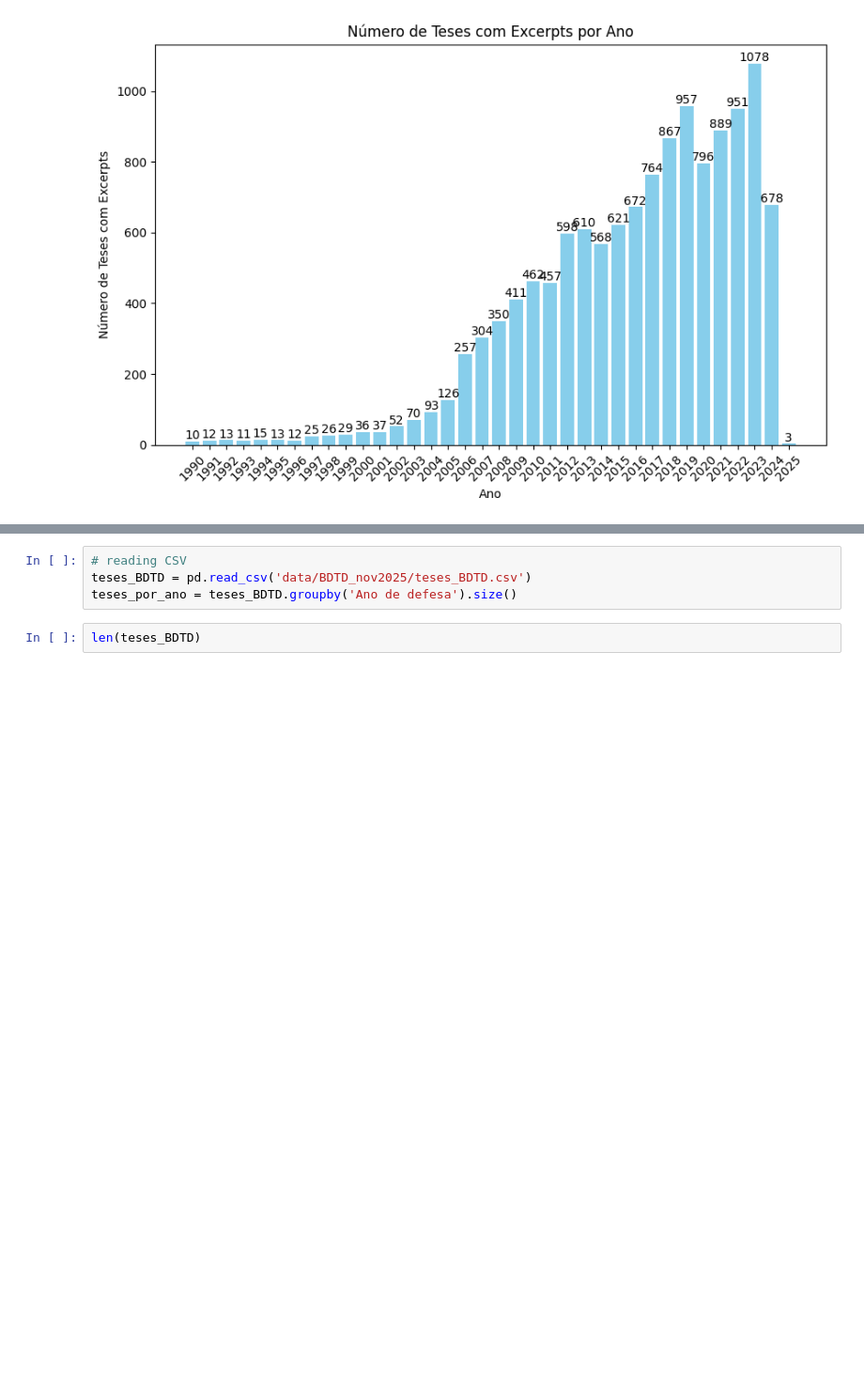
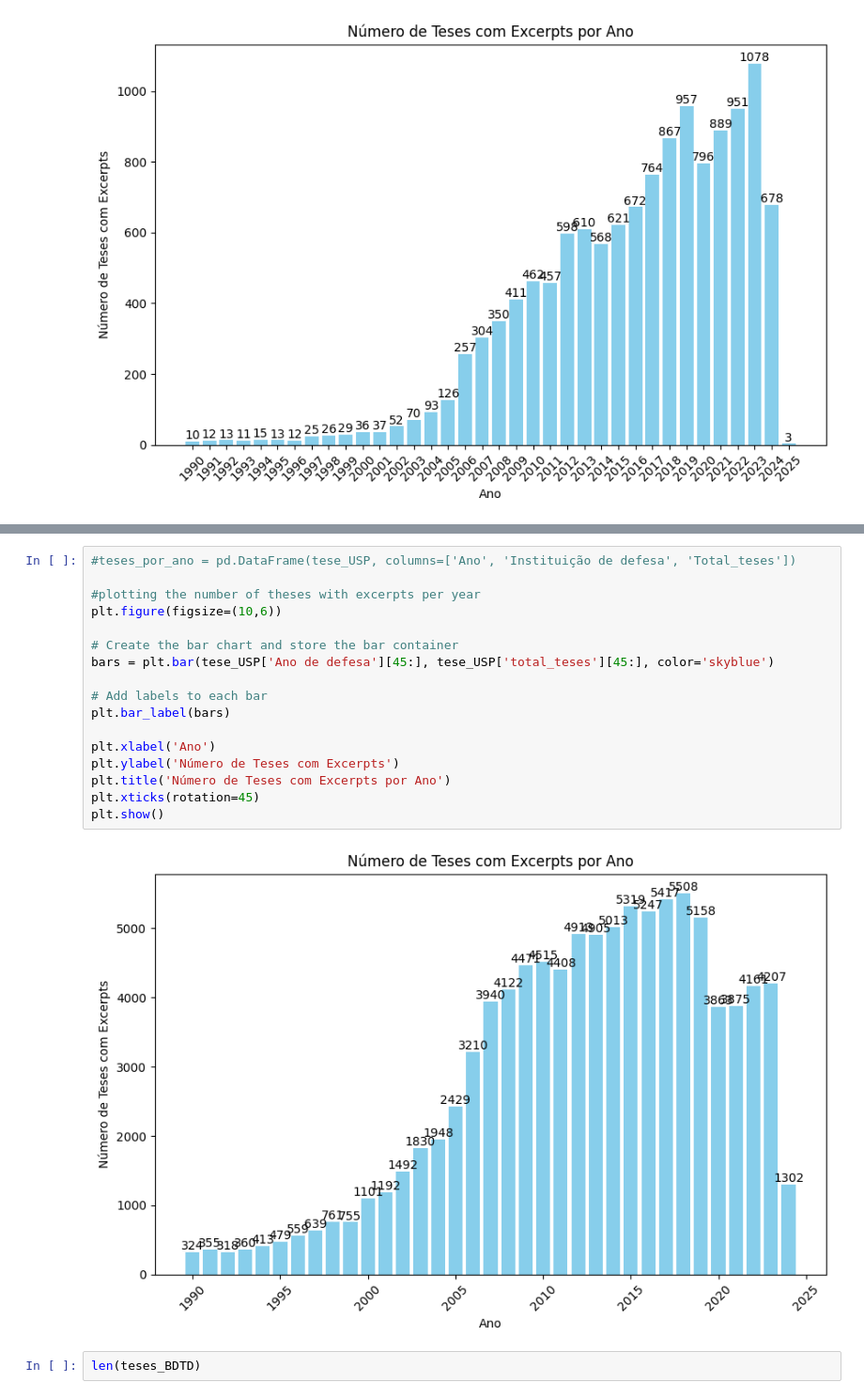
Before and after one commit to fabiocorreacordeiro/Indigenous-Slavery-KG, a Jupyter notebook: EDA.ipynb, the cells around one changed output, grey strips where cells are left out. Shown at 94% size. Drawn from its saved outputs; the diff is of its cells as text; blank space fills up the shorter version.

```diff
--- a/EDA.ipynb
+++ b/EDA.ipynb
@@ -204,7 +243,22 @@ teses_por_ano
 # %%
-# reading CSV
-teses_BDTD = pd.read_csv('data/BDTD_nov2025/teses_BDTD.csv')
-teses_por_ano = teses_BDTD.groupby('Ano de defesa').size()
+#teses_por_ano = pd.DataFrame(tese_USP, columns=['Ano', 'Instituição de defesa', 'Total_teses'])
+
+#plotting the number of theses with excerpts per year
+plt.figure(figsize=(10,6))
+
+# Create the bar chart and store the bar container
+bars = plt.bar(tese_USP['Ano de defesa'][45:], tese_USP['total_teses'][45:], color='skyblue')
+
+# Add labels to each bar
+plt.bar_label(bars)
+
+plt.xlabel('Ano')
+plt.ylabel('Número de Teses com Excerpts')
+plt.title('Número de Teses com Excerpts por Ano')
+plt.xticks(rotation=45)
+plt.show()
+# %% [output]
+[figure, added]
 # %%
 len(teses_BDTD)
 # %% [output]
```
Also changed, not shown: parts of 3 cells of this notebook, 16 other files.
